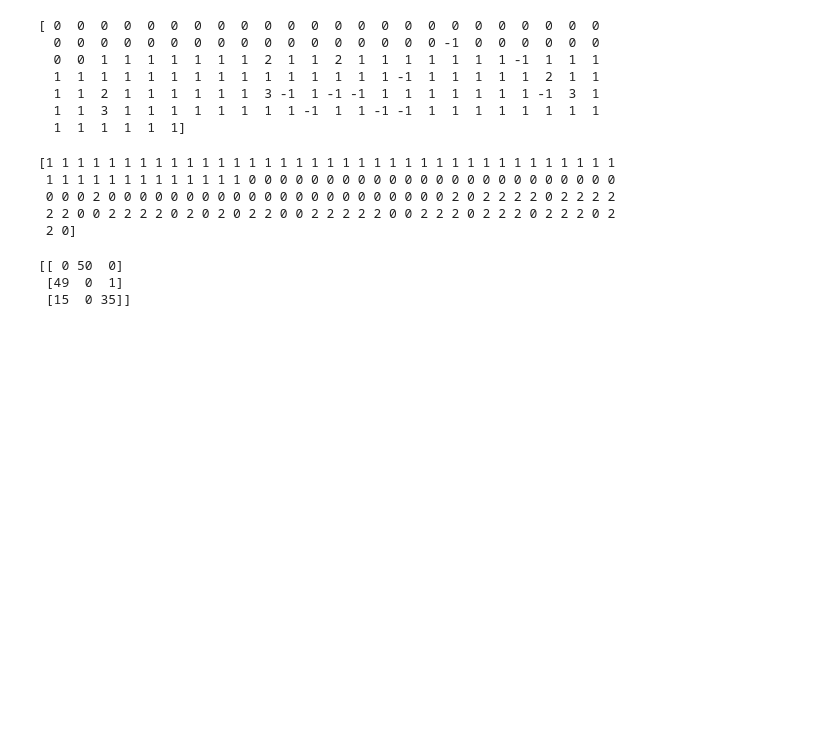
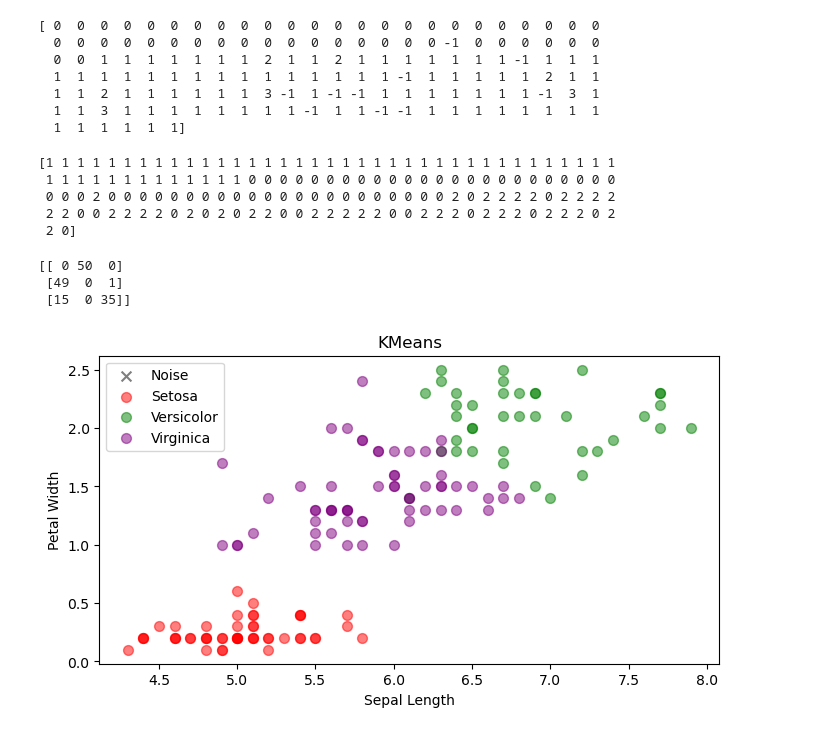
Before and after one commit to CaioFML/IA_studies, a Jupyter notebook: formacao_completa_inteligencia_artificial_e_machine_learning/section_3/clusters_kmeans.ipynb, the cells around one changed output. Drawn from its saved outputs; the diff is of its cells as text; code cells hidden in the pictures; blank space fills up the shorter version.

Commit message:
37. Lab: Implementando Clusters Diversos (Continuação)

```diff
--- a/formacao_completa_inteligencia_artificial_e_machine_learning/section_3/clusters_kmeans.ipynb
+++ b/formacao_completa_inteligencia_artificial_e_machine_learning/section_3/clusters_kmeans.ipynb
@@ -82,3 +82,21 @@ print(result)
 [[ 0 50  0]
  [49  0  1]
  [15  0 35]]
+# %%
+def plot_clusters(data, labels, title):
+  colors = ['red', 'green', 'purple', 'black']
+  plt.figure(figsize=(8,4))
+  for i, c, l in zip(range(-1, 3), colors, ['Noise', 'Setosa', 'Versicolor', 'Virginica']):
+    if i == -1:
+      plt.scatter(data[labels == i, 0], data[labels == i, 3], c=colors[i], label=l, alpha=0.5, s=50, marker='x')
+    else:
+      plt.scatter(data[labels == i, 0], data[labels == i, 3], c=colors[i], label=l, alpha=0.5, s=50)
+  plt.legend()
+  plt.title(title)
+  plt.xlabel('Sepal Length')
+  plt.ylabel('Petal Width')
+  plt.show()
+# %%
+plot_clusters(iris.data, kmeans.labels_, 'KMeans')
+# %% [output]
+[figure, added]
```
Also changed, not shown: parts of 3 cells of this notebook.
